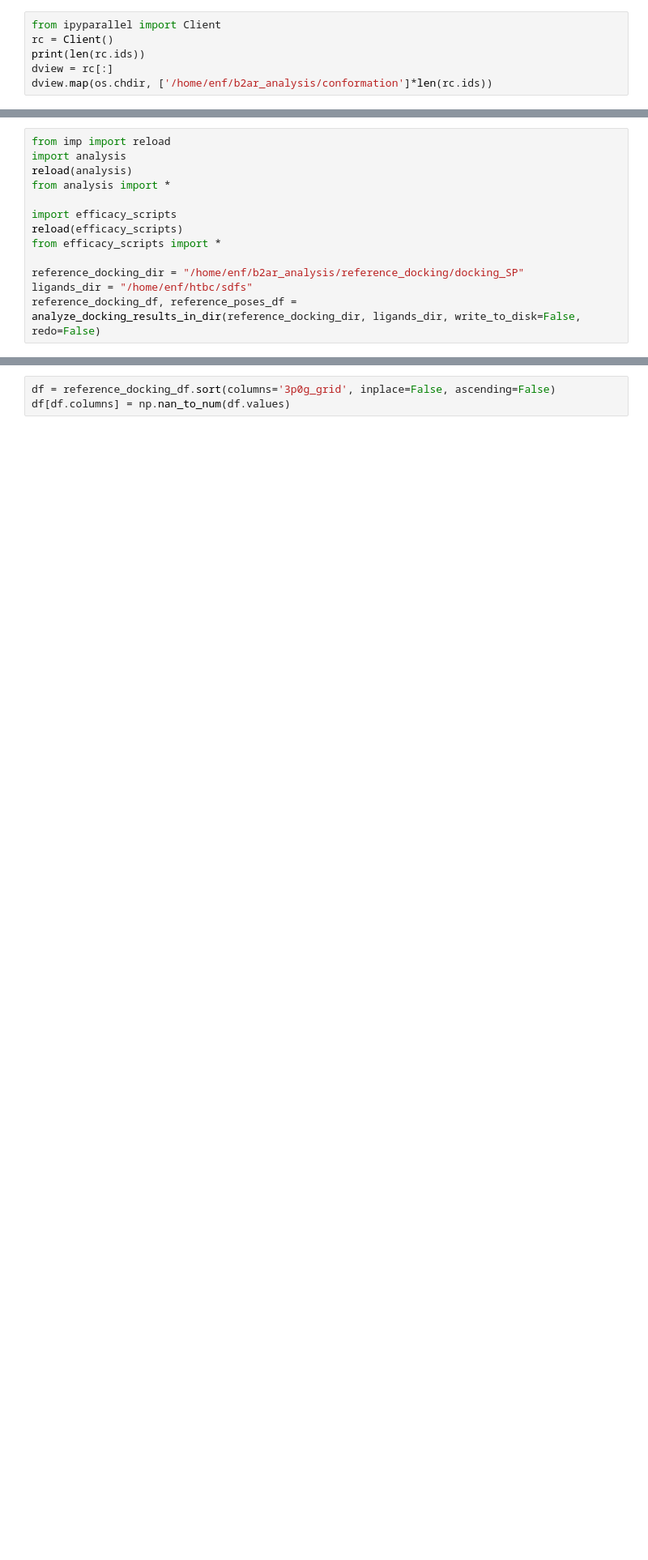
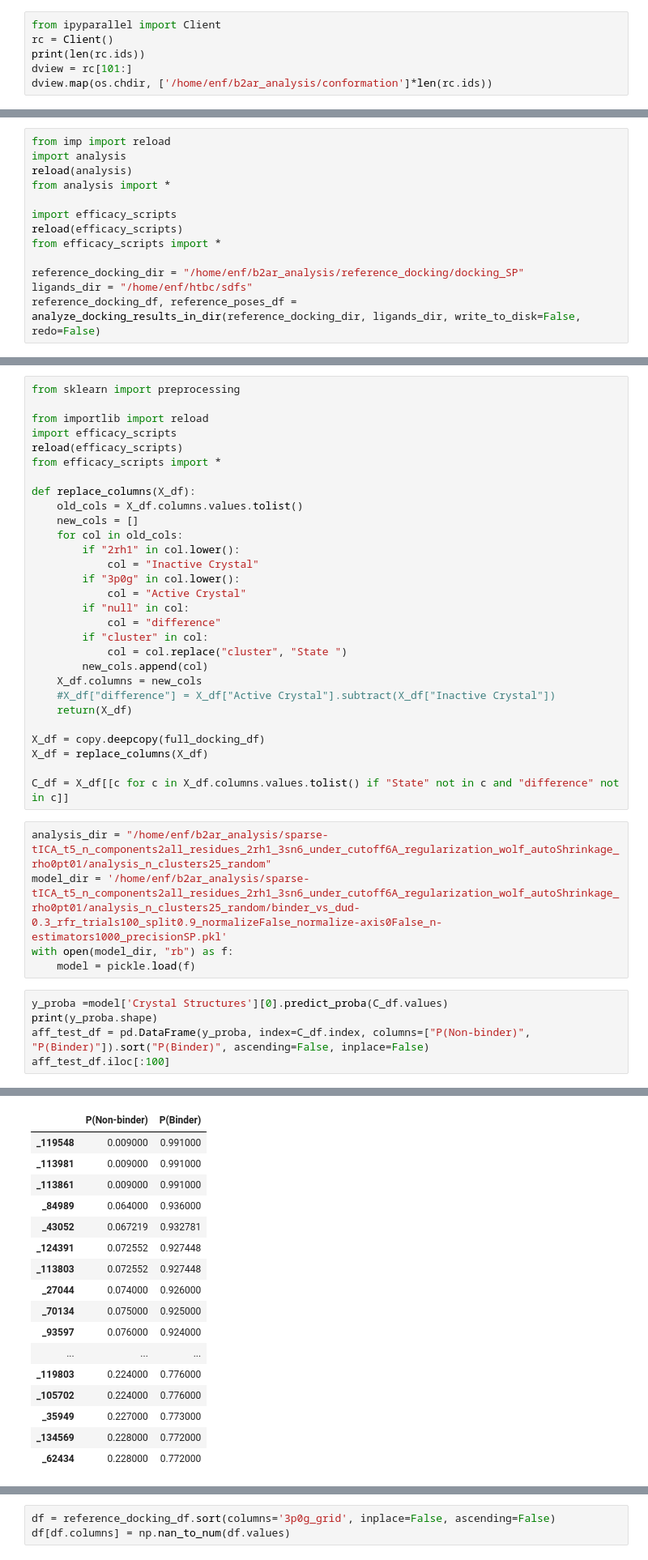
Before and after one commit to DorisMai/conformation, a Jupyter notebook: b2ar_bias_analysis-HTBC.ipynb, the cells around one changed output, grey strips where cells are left out. Shown at 81% size. Drawn from its saved outputs; the diff is of its cells as text; blank space fills up the shorter version.

```diff
--- a/b2ar_bias_analysis-HTBC.ipynb
+++ b/b2ar_bias_analysis-HTBC.ipynb
@@ -155,7 +155,7 @@ mp.cpu_count()
 from ipyparallel import Client
 rc = Client()
 print(len(rc.ids))
-dview = rc[:]
+dview = rc[101:]
 dview.map(os.chdir, ['/home/enf/b2ar_analysis/conformation']*len(rc.ids))
 # %% [output]
 225
@@ -195,0 +223,40 @@ reference_docking_df.columns.values.tolist()
+# %%
+from sklearn import preprocessing
+
+from importlib import reload
+import efficacy_scripts
+reload(efficacy_scripts)
+from efficacy_scripts import *
+
+def replace_columns(X_df):
+    old_cols = X_df.columns.values.tolist()
+    new_cols = []
+    for col in old_cols:
+        if "2rh1" in col.lower():
+            col = "Inactive Crystal"
+        if "3p0g" in col.lower():
+            col = "Active Crystal"
+        if "null" in col:
+            col = "difference"
+        if "cluster" in col:
+            col = col.replace("cluster", "State ")
+        new_cols.append(col)
+    X_df.columns = new_cols
+    #X_df["difference"] = X_df["Active Crystal"].subtract(X_df["Inactive Crystal"])
+    return(X_df)
+
+X_df = copy.deepcopy(full_docking_df)
+X_df = replace_columns(X_df)
+
+C_df = X_df[[c for c in X_df.columns.values.tolist() if "State" not in c and "difference" not in c]]
+# %%
+analysis_dir = "/home/enf/b2ar_analysis/sparse-tICA_t5_n_components2all_residues_2rh1_3sn6_under_cutoff6A_regularization_wolf_autoShrinkage_rho0pt01/analysis_n_clusters25_random"
+model_dir = '/home/enf/b2ar_analysis/sparse-tICA_t5_n_components2all_residues_2rh1_3sn6_under_cutoff6A_regularization_wolf_autoShrinkage_rho0pt01/analysis_n_clusters25_random/binder_vs_dud-0.3_rfr_trials100_split0.9_normalizeFalse_normalize-axis0False_n-estimators1000_precisionSP.pkl'
+with open(model_dir, "rb") as f:
+    model = pickle.load(f)
+# %%
+y_proba =model['Crystal Structures'][0].predict_proba(C_df.values)
+print(y_proba.shape)
+aff_test_df = pd.DataFrame(y_proba, index=C_df.index, columns=["P(Non-binder)", "P(Binder)"]).sort("P(Binder)", ascending=False, inplace=False)
+aff_test_df.iloc[:100]
+# %% [output]
@@ -195,0 +264,17 @@ reference_docking_df.columns.values.tolist()
+|  | P(Non-binder) | P(Binder) |
+| _119548 | 0.009000 | 0.991000 |
+| _113981 | 0.009000 | 0.991000 |
+| _113861 | 0.009000 | 0.991000 |
+| _84989 | 0.064000 | 0.936000 |
+| _43052 | 0.067219 | 0.932781 |
+| _124391 | 0.072552 | 0.927448 |
+| _113803 | 0.072552 | 0.927448 |
+| _27044 | 0.074000 | 0.926000 |
+| _70134 | 0.075000 | 0.925000 |
+| _93597 | 0.076000 | 0.924000 |
+| ... | ... | ... |
+| _119803 | 0.224000 | 0.776000 |
+| _105702 | 0.224000 | 0.776000 |
+| _35949 | 0.227000 | 0.773000 |
+| _134569 | 0.228000 | 0.772000 |
+| _62434 | 0.228000 | 0.772000 |
```
Also changed, not shown: parts of 20 cells of this notebook, 19 other files.
